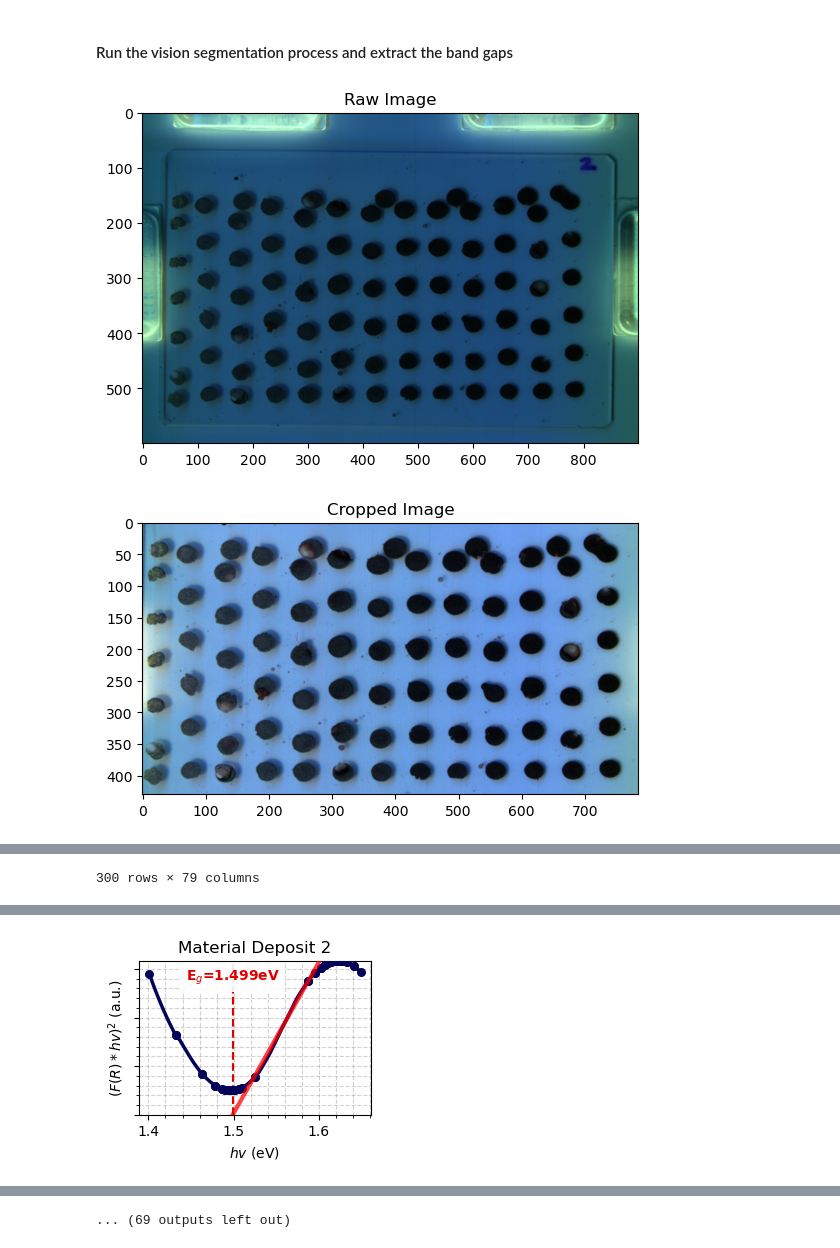
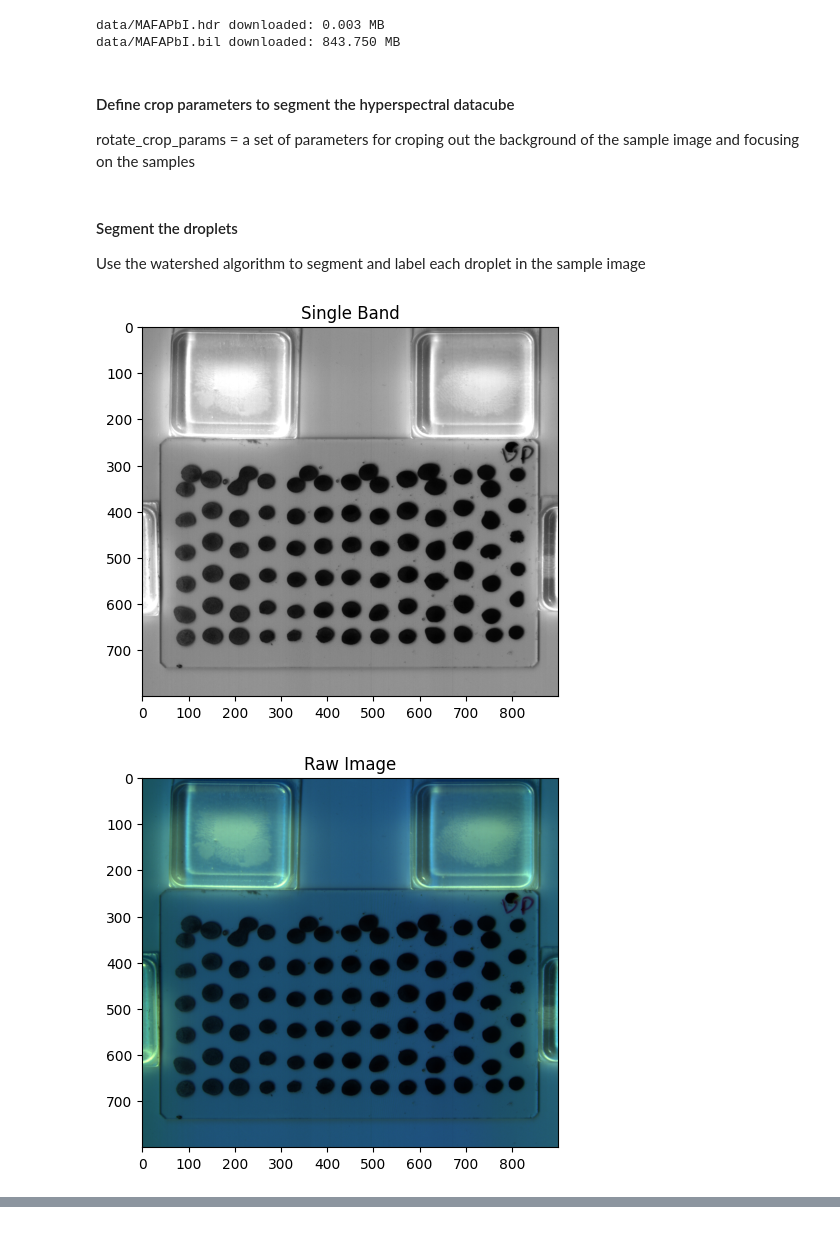
Before and after one commit to PV-Lab/Autocharacterization-Bandgap, a Jupyter notebook: example.ipynb, the cells around one changed output, grey strips where cells are left out. Cells and saved outputs as stored; diff of their text form; code cells hidden in the pictures.

```diff
--- a/example.ipynb
+++ b/example.ipynb
@@ -39,10 +29,36 @@ data/MAFAPbI.bil downloaded: 316.406 MB
-# %% [markdown]
-#### Run the vision segmentation process and extract the band gaps
+# %%
+# Download data from OSF database
+bandextractor.download(url='https://osf.io/download/aebuq',filename='FAMAPbI.hdr')
+bandextractor.download(url='https://osf.io/download/27h3e',filename='FAMAPbI.bil')
+
+bil = 'data/FAMAPbI.bil'
+hdr = 'data/FAMAPbI.hdr'
+
+# Read motor speed and gcode files used for composition extraction
+datapath = os.getcwd()
+with open(datapath+'/data/motor_speeds.txt', 'r') as file:
+    motor_speeds = file.read()
+gcode = pd.read_csv(os.getcwd()+'/data/gcode_XY.csv')
+# %% [output]
+data/MAFAPbI.hdr downloaded: 0.003 MB
+data/MAFAPbI.bil downloaded: 843.750 MB
+# %% [markdown]
+#### Define crop parameters to segment the hyperspectral datacube
+rotate_crop_params = a set of parameters for croping out the background of the sample image and focusing on the samples
+# %%
+# Variables
+rotate_crop_params = {
+    'theta': 1, # Image rotation angle
+    'x1': 55, # left x bound
+    'x2': 870, # Right x bound
+    'y1': 270, # Top y bound
+    'y2': 720 # Bottom y bound
+} # USER DEFINED ROTATE/CROP PARAMETERS
+# %% [markdown]
+#### Segment the droplets
+Use the watershed algorithm to segment and label each droplet in the sample image
 # %%
-data = vision.segmentation(bil=bil, hdr=hdr, rotate_crop_params=rotate_crop_params)
-display(data)
-eg = extractor.autoextract(data=data, savepath=os.getcwd()+'\\example-output', verbose=True)
-display(eg)
+data, sgmnt = vision.segmentation(bil=bil, hdr=hdr, rotate_crop_params=rotate_crop_params, savepath=f'{datapath}/Bandgap/', return_segment = True)
 # %% [output]
-[figure, old version]
+[figure, new version]
-[figure, old version]
+[figure, new version]
@@ -63 +66,0 @@ display(eg)
-300 rows × 79 columns
@@ -65 +67,0 @@ display(eg)
-[figure, removed]
@@ -70 +67,0 @@ display(eg)
-... (69 outputs left out)
```
Also changed, not shown: parts of 14 cells of this notebook, 5 other files.
